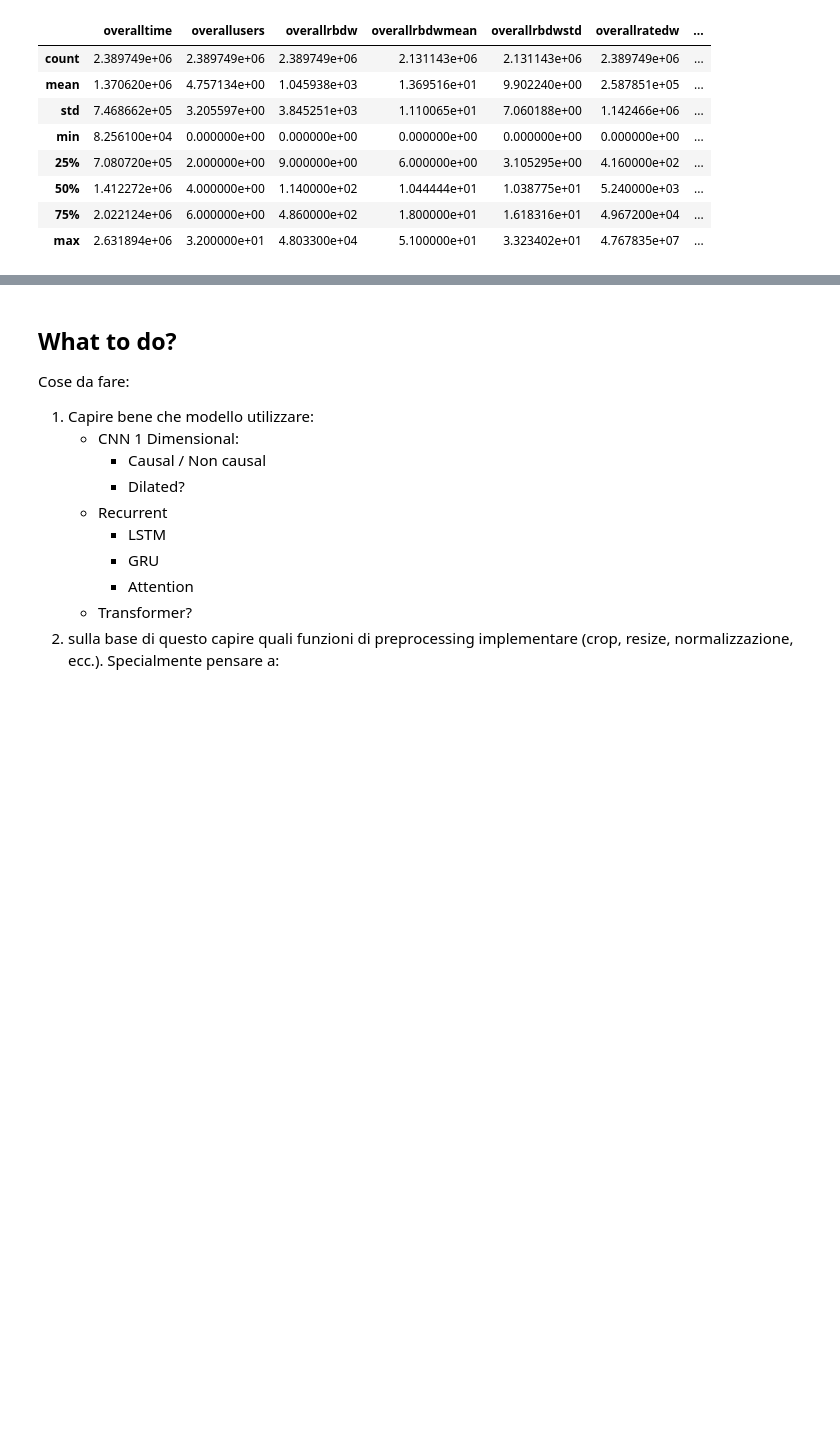
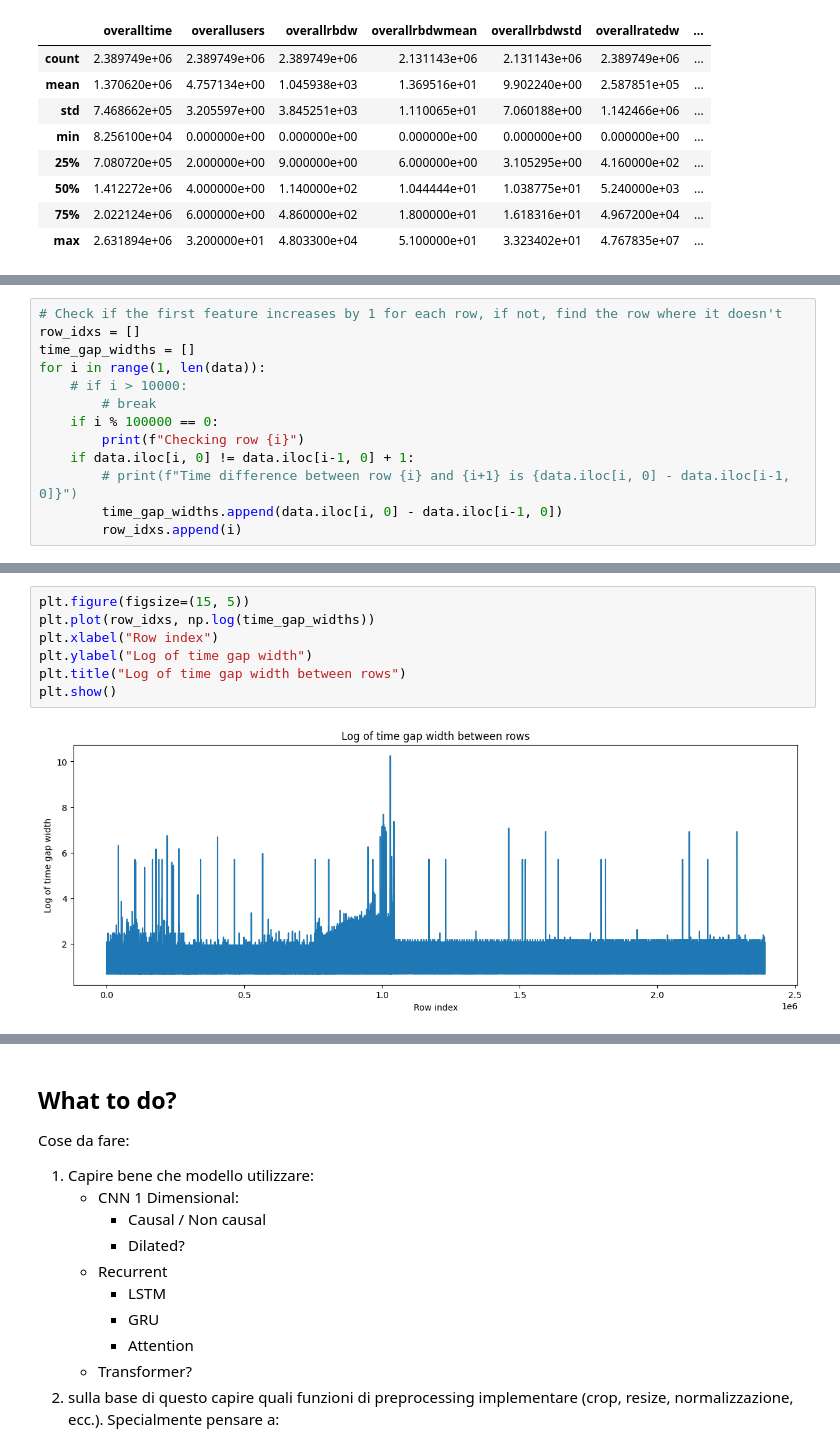
Before and after one commit to rmazzier/MLCommSysProject, a Jupyter notebook: exploratory_data_analysis.ipynb, the cells around one changed output, grey strips where cells are left out. Cells and saved outputs as stored; diff of their text form; blank space fills up the shorter version.

```diff
--- a/exploratory_data_analysis.ipynb
+++ b/exploratory_data_analysis.ipynb
@@ -109,0 +131,13 @@ len(data)
+# %%
+# Check if the first feature increases by 1 for each row, if not, find the row where it doesn't
+row_idxs = []
+time_gap_widths = []
+for i in range(1, len(data)):
+    # if i > 10000:
+        # break
+    if i % 100000 == 0:
+        print(f"Checking row {i}")
+    if data.iloc[i, 0] != data.iloc[i-1, 0] + 1:
+        # print(f"Time difference between row {i} and {i+1} is {data.iloc[i, 0] - data.iloc[i-1, 0]}")
+        time_gap_widths.append(data.iloc[i, 0] - data.iloc[i-1, 0])
+        row_idxs.append(i)
@@ -109,0 +162,9 @@ len(data)
+# %%
+plt.figure(figsize=(15, 5))
+plt.plot(row_idxs, np.log(time_gap_widths))
+plt.xlabel("Row index")
+plt.ylabel("Log of time gap width")
+plt.title("Log of time gap width between rows")
+plt.show()
+# %% [output]
+[figure, added]
```
Also changed, not shown: parts of 19 cells of this notebook, 6 other files.
